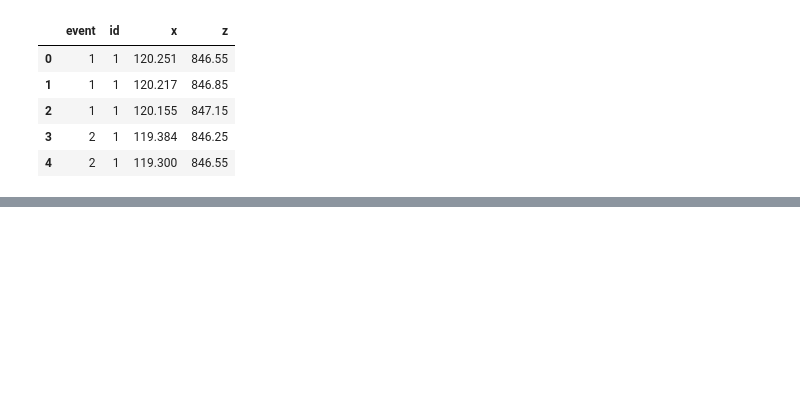
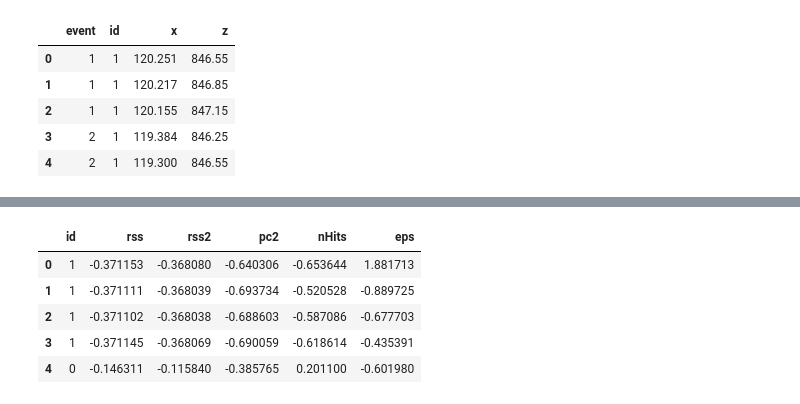
Before and after one commit to daanyaal1/Pandora-Masters-Project, a Jupyter notebook: Code/Analysis.ipynb, the cells around one changed output, grey strips where cells are left out. Drawn from its saved outputs; the diff is of its cells as text; code cells hidden in the pictures; blank space fills up the shorter version.

```diff
--- a/Code/Analysis.ipynb
+++ b/Code/Analysis.ipynb
@@ -45,0 +194,13 @@ pc2VarExplained
+# %%
+scaler = StandardScaler()
+scaler.fit(pivot_df[['rss','rss2','pc2', 'nHits', 'eps']])
+pivot_df[['rss', 'rss2', 'pc2', 'nHits', 'eps']] = scaler.transform(pivot_df[['rss','rss2', 'pc2', 'nHits', 'eps']])
+# %%
+pivot_df.head()
+# %% [output]
+|  | id | rss | rss2 | pc2 | nHits | eps |
+| 0 | 1 | -0.371153 | -0.368080 | -0.640306 | -0.653644 | 1.881713 |
+| 1 | 1 | -0.371111 | -0.368039 | -0.693734 | -0.520528 | -0.889725 |
+| 2 | 1 | -0.371102 | -0.368038 | -0.688603 | -0.587086 | -0.677703 |
+| 3 | 1 | -0.371145 | -0.368069 | -0.690059 | -0.618614 | -0.435391 |
+| 4 | 0 | -0.146311 | -0.115840 | -0.385765 | 0.201100 | -0.601980 |
```
Also changed, not shown: parts of 19 cells of this notebook, 3 other files.
